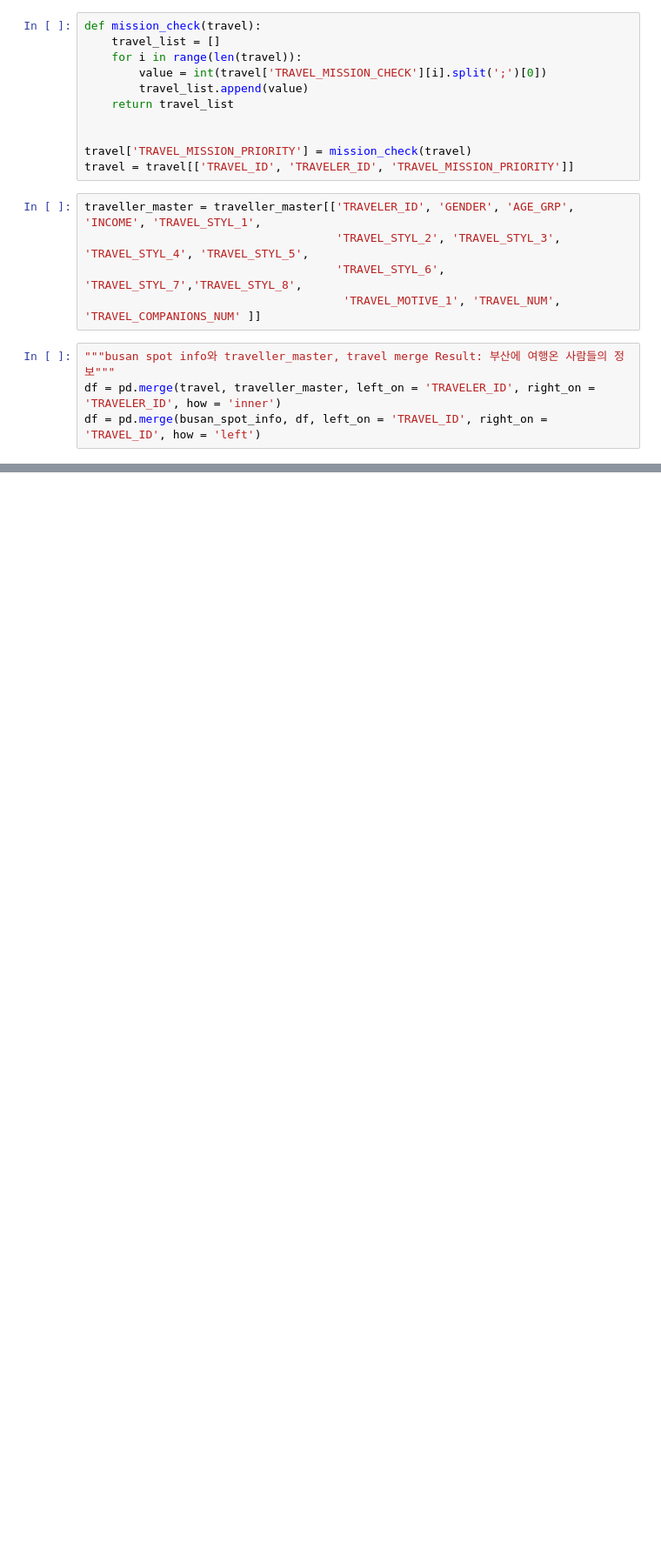
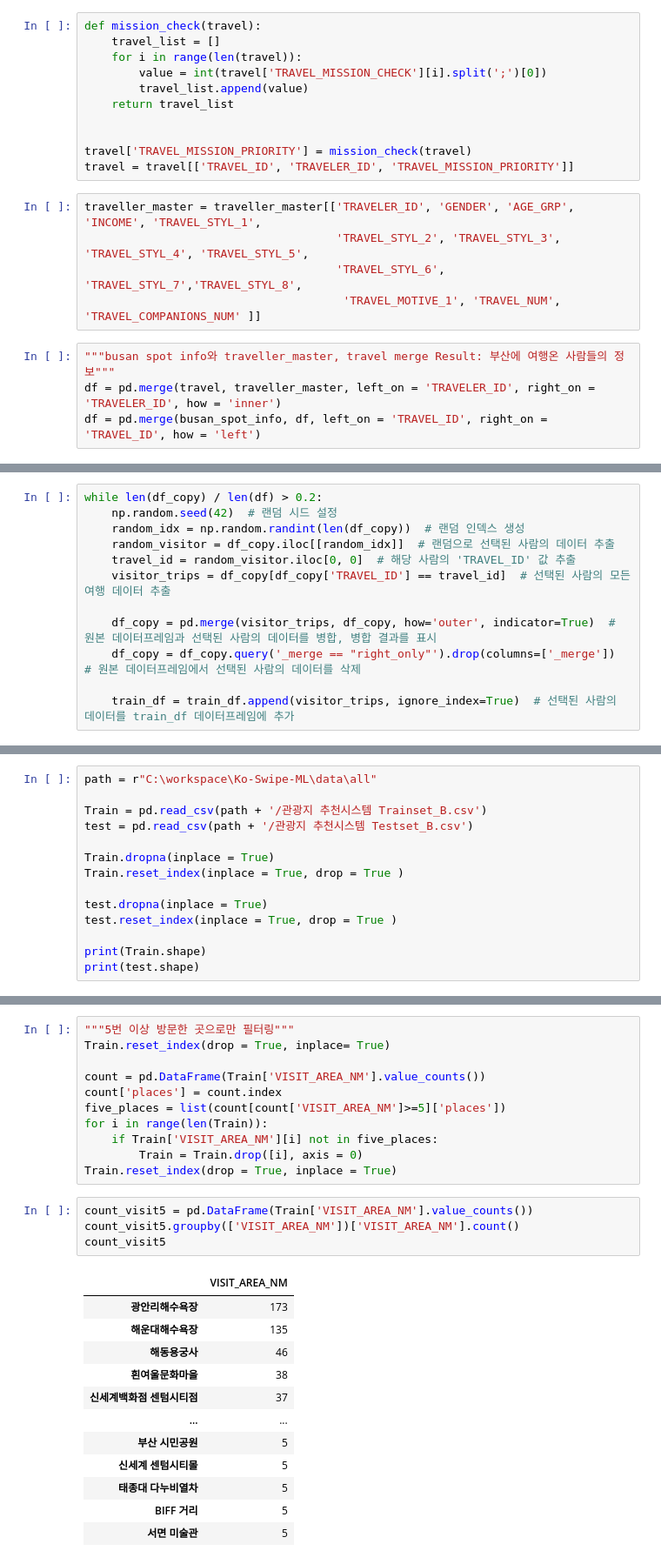
Before and after one commit to K-Swipe/Ko-Swipe-ML, a Jupyter notebook: Recommended/concat.ipynb, the cells around one changed output, grey strips where cells are left out. Shown at 87% size. Cells and saved outputs as stored; diff of their text form; blank space fills up the shorter version.

```diff
--- a/Recommended/concat.ipynb
+++ b/Recommended/concat.ipynb
@@ -96,0 +119,12 @@ df
+# %%
+while len(df_copy) / len(df) > 0.2:
+    np.random.seed(42)  # 랜덤 시드 설정
+    random_idx = np.random.randint(len(df_copy))  # 랜덤 인덱스 생성
+    random_visitor = df_copy.iloc[[random_idx]]  # 랜덤으로 선택된 사람의 데이터 추출
+    travel_id = random_visitor.iloc[0, 0]  # 해당 사람의 'TRAVEL_ID' 값 추출
+    visitor_trips = df_copy[df_copy['TRAVEL_ID'] == travel_id]  # 선택된 사람의 모든 여행 데이터 추출
+
+    df_copy = pd.merge(visitor_trips, df_copy, how='outer', indicator=True)  # 원본 데이터프레임과 선택된 사람의 데이터를 병합, 병합 결과를 표시
+    df_copy = df_copy.query('_merge == "right_only"').drop(columns=['_merge'])  # 원본 데이터프레임에서 선택된 사람의 데이터를 삭제
+
+    train_df = train_df.append(visitor_trips, ignore_index=True)  # 선택된 사람의 데이터를 train_df 데이터프레임에 추가
@@ -96,0 +164,14 @@ df
+# %%
+path = r"C:\workspace\Ko-Swipe-ML\data\all"
+
+Train = pd.read_csv(path + '/관광지 추천시스템 Trainset_B.csv')
+test = pd.read_csv(path + '/관광지 추천시스템 Testset_B.csv')
+
+Train.dropna(inplace = True)
+Train.reset_index(inplace = True, drop = True )
+
+test.dropna(inplace = True)
+test.reset_index(inplace = True, drop = True )
+
+print(Train.shape)
+print(test.shape)
@@ -96,0 +186,28 @@ df
+# %%
+"""5번 이상 방문한 곳으로만 필터링"""
+Train.reset_index(drop = True, inplace= True)
+
+count = pd.DataFrame(Train['VISIT_AREA_NM'].value_counts())
+count['places'] = count.index
+five_places = list(count[count['VISIT_AREA_NM']>=5]['places'])
+for i in range(len(Train)):
+    if Train['VISIT_AREA_NM'][i] not in five_places:
+        Train = Train.drop([i], axis = 0)
+Train.reset_index(drop = True, inplace = True)
+# %%
+count_visit5 = pd.DataFrame(Train['VISIT_AREA_NM'].value_counts())
+count_visit5.groupby(['VISIT_AREA_NM'])['VISIT_AREA_NM'].count()
+count_visit5
+# %% [output]
+|  | VISIT_AREA_NM |
+| 광안리해수욕장 | 173 |
+| 해운대해수욕장 | 135 |
+| 해동용궁사 | 46 |
+| 흰여울문화마을 | 38 |
+| 신세계백화점 센텀시티점 | 37 |
+| ... | ... |
+| 부산 시민공원 | 5 |
+| 신세계 센텀시티몰 | 5 |
+| 태종대 다누비열차 | 5 |
+| BIFF 거리 | 5 |
+| 서면 미술관 | 5 |
```
Also changed, not shown: parts of 31 cells of this notebook, 2 other files.
